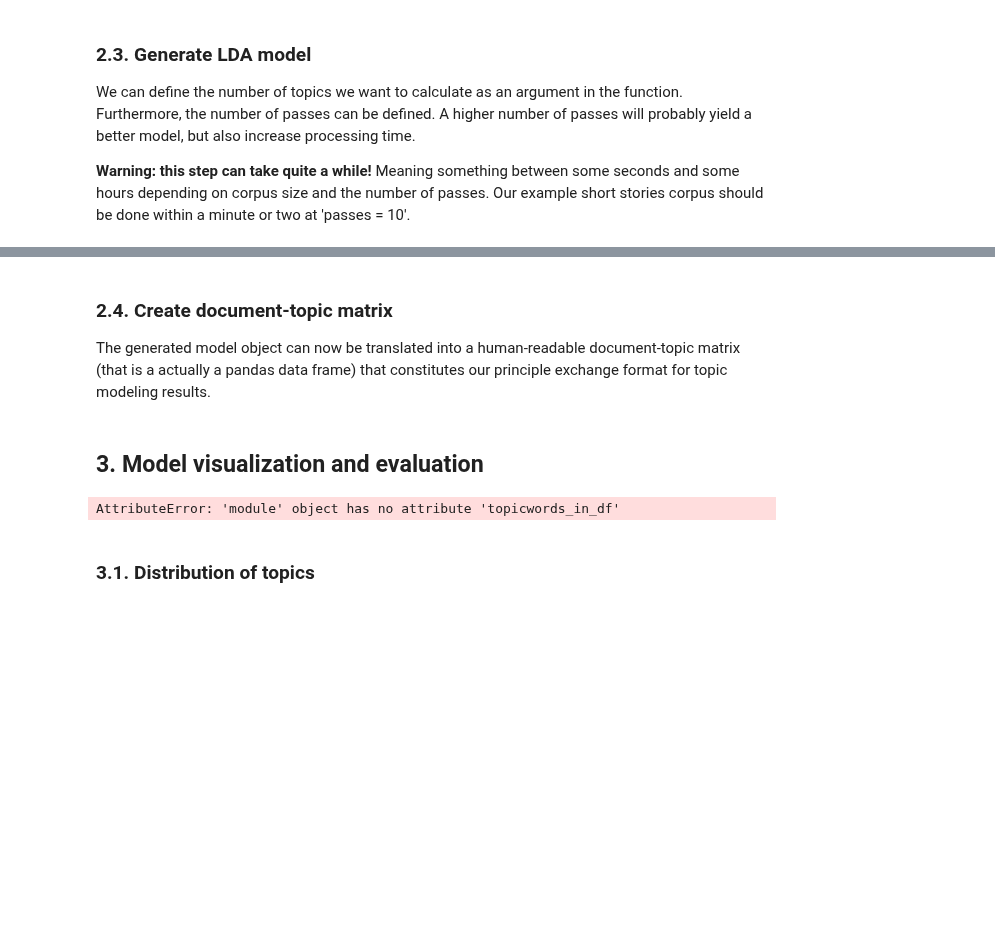
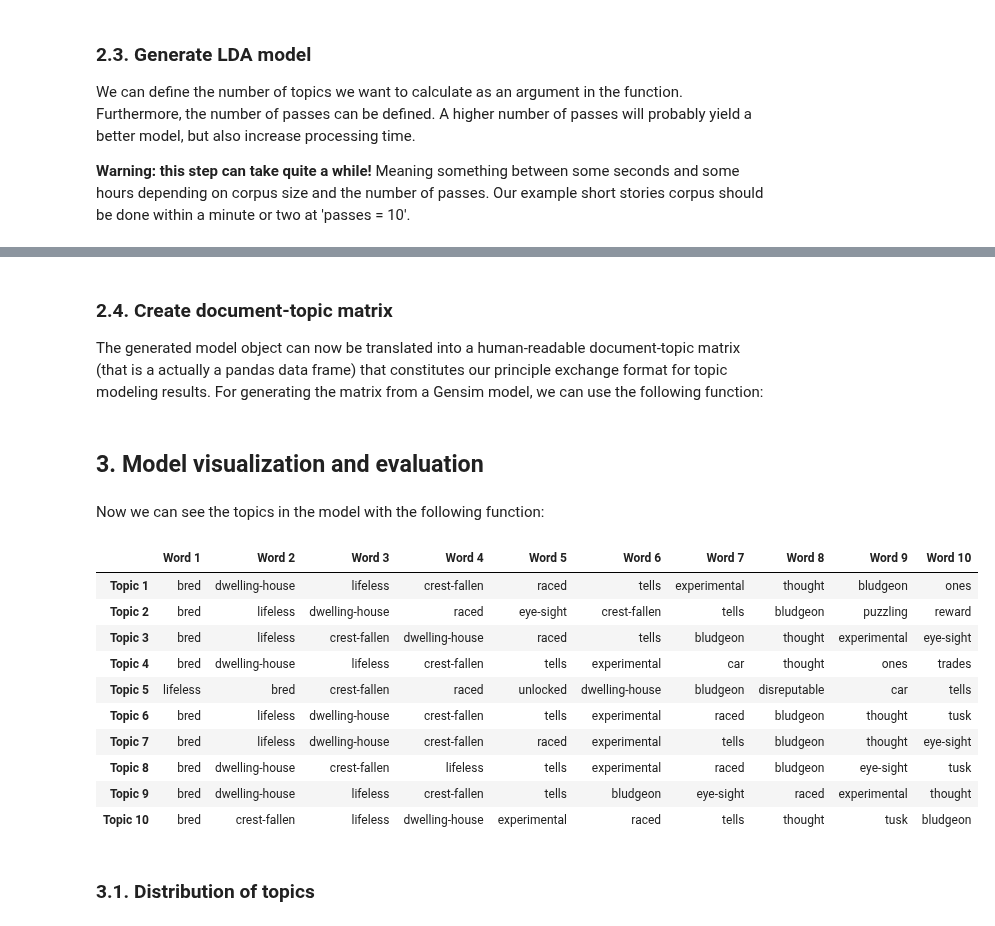
Before and after one commit to DARIAH-DE/TopicsExplorer, a Jupyter notebook: Introduction.ipynb, the cells around one changed output, grey strips where cells are left out. Drawn from its saved outputs; the diff is of its cells as text; code cells hidden in the pictures; blank space fills up the shorter version.

```diff
--- a/Introduction.ipynb
+++ b/Introduction.ipynb
@@ -159,16 +184,27 @@ model = LdaModel(corpus=mm, id2word=type2id, num_topics=10, passes = 10)
 # %% [markdown]
 ### 2.4. Create document-topic matrix
 
-The generated model object can now be translated into a human-readable document-topic matrix (that is a actually a pandas data frame) that constitutes our principle exchange format for topic modeling results.
+The generated model object can now be translated into a human-readable document-topic matrix (that is a actually a pandas data frame) that constitutes our principle exchange format for topic modeling results. For generating the matrix from a Gensim model, we can use the following function:
 # %%
 doc_topic = visual.create_doc_topic(mm, model, doc_labels)
 # %% [markdown]
 ## 3. Model visualization and evaluation
+# %% [markdown]
+Now we can see the topics in the model with the following function:
 # %%
-df = visual.topicwords_in_df(model)
-df
+visual.topicwords_in_df(model)
 # %% [output]
-AttributeError: 'module' object has no attribute 'topicwords_in_df'
+|  | Word 1 | Word 2 | Word 3 | Word 4 | Word 5 | Word 6 | Word 7 | Word 8 | Word 9 | Word 10 |
+| Topic 1 | bred | dwelling-house | lifeless | crest-fallen | raced | tells | experimental | thought | bludgeon | ones |
+| Topic 2 | bred | lifeless | dwelling-house | raced | eye-sight | crest-fallen | tells | bludgeon | puzzling | reward |
+| Topic 3 | bred | lifeless | crest-fallen | dwelling-house | raced | tells | bludgeon | thought | experimental | eye-sight |
+| Topic 4 | bred | dwelling-house | lifeless | crest-fallen | tells | experimental | car | thought | ones | trades |
+| Topic 5 | lifeless | bred | crest-fallen | raced | unlocked | dwelling-house | bludgeon | disreputable | car | tells |
+| Topic 6 | bred | lifeless | dwelling-house | crest-fallen | tells | experimental | raced | bludgeon | thought | tusk |
+| Topic 7 | bred | lifeless | dwelling-house | crest-fallen | raced | experimental | tells | bludgeon | thought | eye-sight |
+| Topic 8 | bred | dwelling-house | crest-fallen | lifeless | tells | experimental | raced | bludgeon | eye-sight | tusk |
+| Topic 9 | bred | dwelling-house | lifeless | crest-fallen | tells | bludgeon | eye-sight | raced | experimental | thought |
+| Topic 10 | bred | crest-fallen | lifeless | dwelling-house | experimental | raced | tells | thought | tusk | bludgeon |
 # %% [markdown]
 ### 3.1. Distribution of topics
 # %% [markdown]
```
Also changed, not shown: parts of 5 cells of this notebook, 1 other file.
